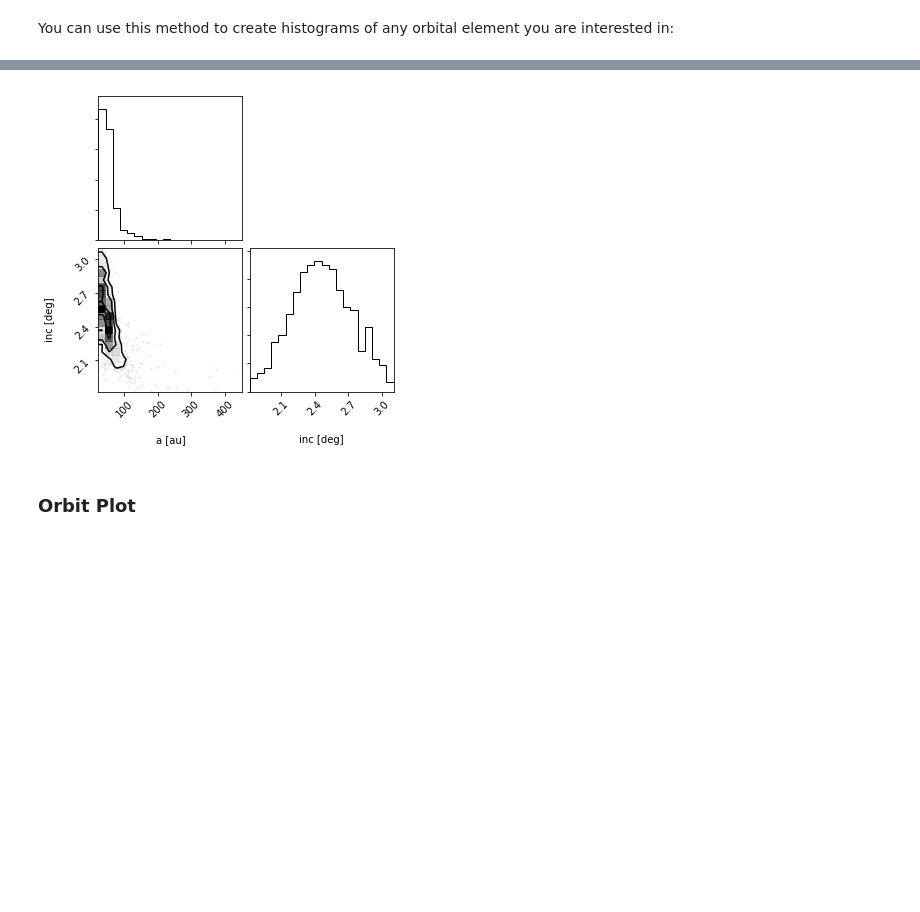
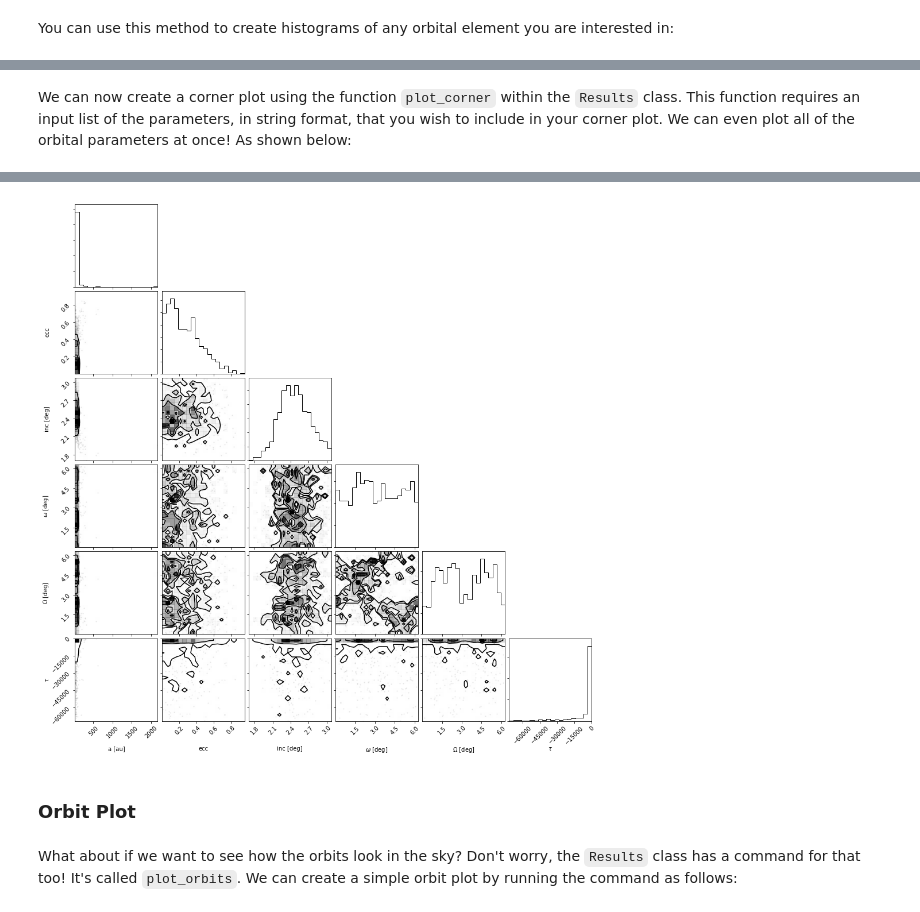
Before and after one commit to sblunt/orbitize, a Jupyter notebook: OFTI_tutorial.ipynb, the cells around one changed output, grey strips where cells are left out. Drawn from its saved outputs; the diff is of its cells as text; code cells hidden in the pictures; blank space fills up the shorter version.

```diff
--- a/OFTI_tutorial.ipynb
+++ b/OFTI_tutorial.ipynb
@@ -133,3 +144,5 @@ myResults = orbitize.results.Results('OFTI',orbits)
+# %% [markdown]
+We can now create a corner plot using the function `plot_corner` within the `Results` class. This function requires an input list of the parameters, in string format, that you wish to include in your corner plot. We can even plot all of the orbital parameters at once! As shown below:
 # %%
-corner_figure = myResults.plot_corner(param_list=['sma1','inc1'])
+corner_figure = myResults.plot_corner(param_list=['sma1', 'ecc1', 'inc1', 'aop1', 'pan1','epp1'])
 # %% [output]
@@ -136,6 +150,8 @@ corner_figure = myResults.plot_corner(param_list=['sma1','inc1'])
-[figure, old version]
+[figure, new version]
 # %% [markdown]
 ### Orbit Plot ###
+# %% [markdown]
+What about if we want to see how the orbits look in the sky? Don't worry, the `Results` class has a command for that too! It's called `plot_orbits`. We can create a simple orbit plot by running the command as follows:
 # %%
 orbit_figure = myResults.plot_orbits()
 # %% [output]
```
Also changed, not shown: parts of 43 cells of this notebook.
